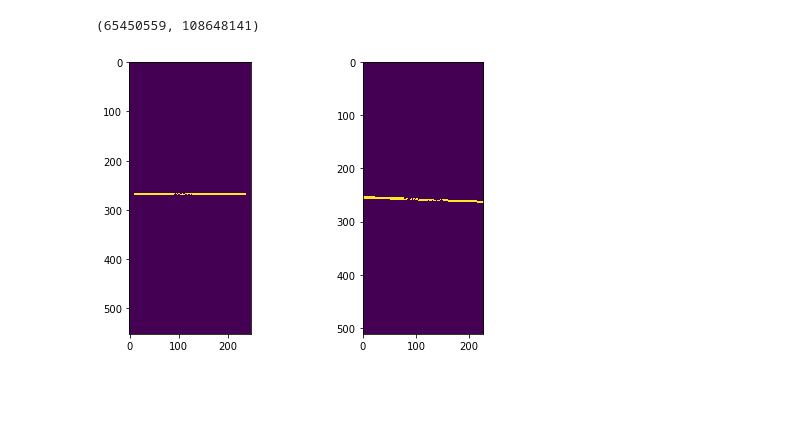
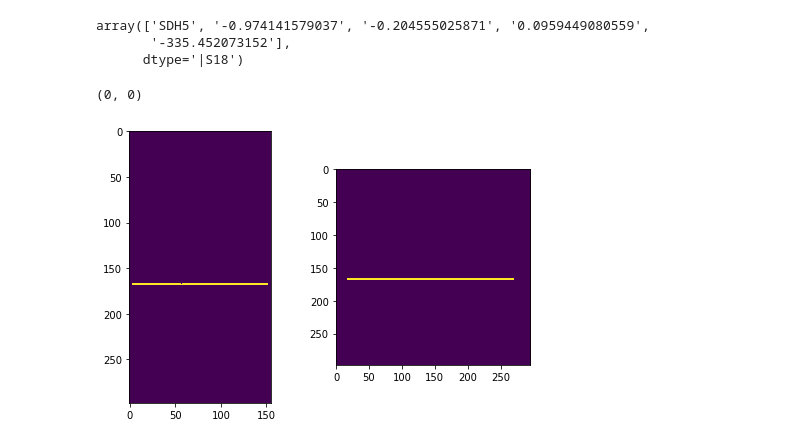
Before and after one commit to fair77637/DC_Imaging, a Jupyter notebook: RotationBased_MPS.ipynb, the cells around one changed output. Drawn from its saved outputs; the diff is of its cells as text; code cells hidden in the pictures; blank space fills up the shorter version.

```diff
--- a/RotationBased_MPS.ipynb
+++ b/RotationBased_MPS.ipynb
@@ -120,3 +169,9 @@ IndexError: index 15 is out of bounds for axis 0 with size 11
+# %%
+paras[4]
+# %% [output]
+array(['SDH5', '-0.974141579037', '-0.204555025871', '0.0959449080559',
+       '-335.452073152'],
+      dtype='|S18')
 # %%
 # # Pre_op midplane parameters
 # # paras = np.load('/Volumes/FAIR/DC-Image-Analysis/DC-project-master/cleancode/NewMidplane/Final_preop.npy')
@@ -127,7 +182,9 @@ IndexError: index 15 is out of bounds for axis 0 with size 11
 # print(file, a, b, c, d, path)
 
 # Post-op midplane parameters
-file,a,b,c,d =paras[1]
+file,a,b,c,d = paras[4]
+# file,a,b,c,d = kk[0]
+
 a,b,c,d = a.astype(float),b.astype(float),c.astype(float),d.astype(float)
 file
 
@@ -177,26 +234,38 @@ if vk2_unit[0]*vk2_unit[1] < 0.0:
 if vk_unit[0]*vk_unit[2] < 0.0:
     A_S = -1*A_S
 
+
+# Convert Skew into the reshaped coordinate
+# From real to reshaped
+angle_skew = np.arctan(np.tan(A_S/180.0*np.pi)/(ConstPixelSpacing[2]/ConstPixelSpacing[1]))/np.pi*180.0
+
 # Calculate the x-coordinate of the miplane, should be a uniform value
 
 # Constant mode rotation, points outside the boundaries of the input
 # are filled with constant 0.0. If points
 
 from scipy.ndimage.interpolation import rotate
-r_IML = rotate(Ideal_ML,A_O,mode='constant',axes=(0,1))
-r2_IML = rotate(r_IML,A_S,mode='constant',axes=(0,2))
+r_IML = rotate(R_arrayI,A_O,mode='constant',axes=(0,1))
+r2_IML = rotate(r_IML,angle_skew,mode='constant',axes=(0,2))
 
-r_DML = rotate(Deformed_ML,A_O,mode='constant',axes=(0,1))
-r2_DML = rotate(r_DML,A_S,mode='constant',axes=(0,2))
+r_DML = rotate(R_arrayD,A_O,mode='constant',axes=(0,1))
+r2_DML = rotate(r_DML,angle_skew,mode='constant',axes=(0,2))
 # %%
 # Somehow the rotated mask is not binary, needs clarification.
 Binary_Mask = np.zeros(r2_DML.shape)
-Binary_Mask[np.abs(r2_DML)>0.99999999999999994435]=1
+Binary_Mask[np.abs(r2_DML)>0.25]=1
+Binary_Mask2 = np.zeros(r2_IML.shape)
+Binary_Mask2[np.abs(r2_IML)>.5]=1
 
 # Adjust the threshold level until the number of active pixels become approximately the same
-np.sum(np.nonzero(Deformed_ML)),np.sum(np.nonzero(Binary_Mask)),
+np.sum(np.nonzero(R_arrayD)),np.sum(np.nonzero(Binary_Mask))
+
+# r2_IML_copy=r2_IML
+# r2_IML_copy[r2_IML_copy<1]=0
+# Adjust the threshold level until the number of active pixels become approximately the same
+# np.sum(np.nonzero(Deformed_ML)),np.sum(np.nonzero(Binary_Mask)),
 # %% [output]
-(65450559, 108648141)
+(0, 0)
 # %%
 x1,y1,z1 = np.nonzero(Binary_Mask)
 # x1,y1,z1 = x*ConstPixelSpacing[0],y*ConstPixelSpacing[1],z*ConstPixelSpacing[2]
@@ -205,15 +274,15 @@ z1 = z1.astype(int)
 # %%
 i = 100
 
 plt.figure(figsize=(16,5))
 plt.subplot(141)
 
-plt.imshow(r2_IML[:,i,:])
+plt.imshow(Binary_Mask2[:,i,:])
 plt.subplot(142)
-plt.imshow(Ideal_ML[:,i,:])
+plt.imshow(Binary_Mask2[:,:,i])
 plt.show()
 # %% [output]
-[figure, old version]
+[figure, new version]
 # %%
 # Check the spread range of x1 value should be very small
 # Calculate the reference_x coordinates
```
Also changed, not shown: parts of 17 cells of this notebook, 22 other files.
